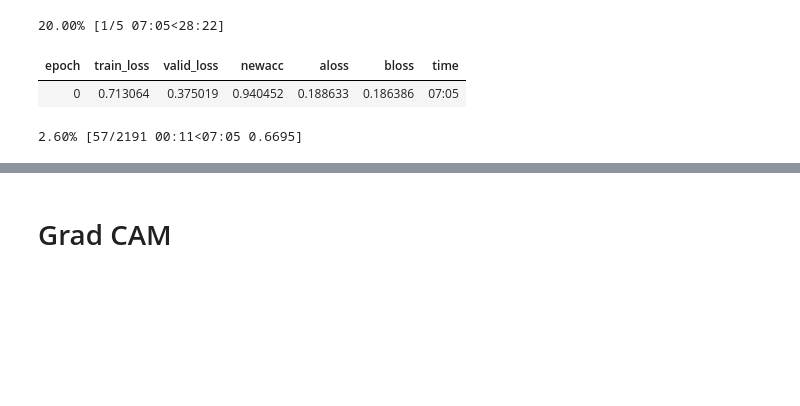
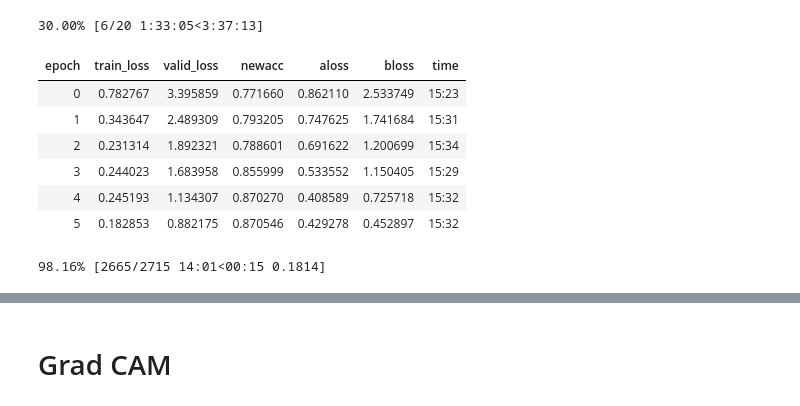
Before and after one commit to robeson1010/leafloction, a Jupyter notebook: Leaf-Unet.ipynb, the cells around one changed output, grey strips where cells are left out. Cells and saved outputs as stored; diff of their text form; code cells hidden in the pictures; blank space fills up the shorter version.

```diff
--- a/Leaf-Unet.ipynb
+++ b/Leaf-Unet.ipynb
@@ -18,11 +19,11 @@ from fastai.callbacks import LossMetrics
 import matplotlib.pyplot as plt
 %matplotlib inline
 # %%
-path=Path('/home/staff/xin/Downloads/leafdisease/crowdai/')
+path=Path('/home/staff/xin/Downloads/leafdisease/segmented/')
 # %%
 src=ImageList.from_folder(path).split_by_rand_pct(seed=2).label_from_folder()
 # %%
-data=(src.transform(get_transforms(),size=256).databunch(bs=8).normalize(imagenet_stats))
+data=(src.transform(get_transforms(),size=256).databunch(bs=16).normalize(imagenet_stats))
 # %%
 from torchvision import models
 import torchvision
@@ -138,7 +245,7 @@ class FeatureLoss(nn.Module):
         return loss
 # %%
 def newacc(input, target):
-    return accuracy(input[1],target)
+    return accuracy(input[0],target)
 # %%
 learn=Learner(data,model=UnetResnet34(),loss_func=FeatureLoss(),metrics=newacc,callback_fns=LossMetrics)
 # %%
@@ -162,7 +269,12 @@ KeyboardInterrupt:
 # %%
-learn.fit_one_cycle(5,slice(1e-4))
+learn.fit_one_cycle(20,slice(1e-4),callbacks=[SaveModelCallback(learn, every='epoch', monitor='accuracy', name='unetV2')])
 # %% [output]
-20.00% [1/5 07:05<28:22]
+30.00% [6/20 1:33:05<3:37:13]
 | epoch | train_loss | valid_loss | newacc | aloss | bloss | time |
-| 0 | 0.713064 | 0.375019 | 0.940452 | 0.188633 | 0.186386 | 07:05 |
+| 0 | 0.782767 | 3.395859 | 0.771660 | 0.862110 | 2.533749 | 15:23 |
+| 1 | 0.343647 | 2.489309 | 0.793205 | 0.747625 | 1.741684 | 15:31 |
+| 2 | 0.231314 | 1.892321 | 0.788601 | 0.691622 | 1.200699 | 15:34 |
+| 3 | 0.244023 | 1.683958 | 0.855999 | 0.533552 | 1.150405 | 15:29 |
+| 4 | 0.245193 | 1.134307 | 0.870270 | 0.408589 | 0.725718 | 15:32 |
+| 5 | 0.182853 | 0.882175 | 0.870546 | 0.429278 | 0.452897 | 15:32 |
-2.60% [57/2191 00:11<07:05 0.6695]
+98.16% [2665/2715 14:01<00:15 0.1814]
```
Also changed, not shown: parts of 11 cells of this notebook, 5 other files.
